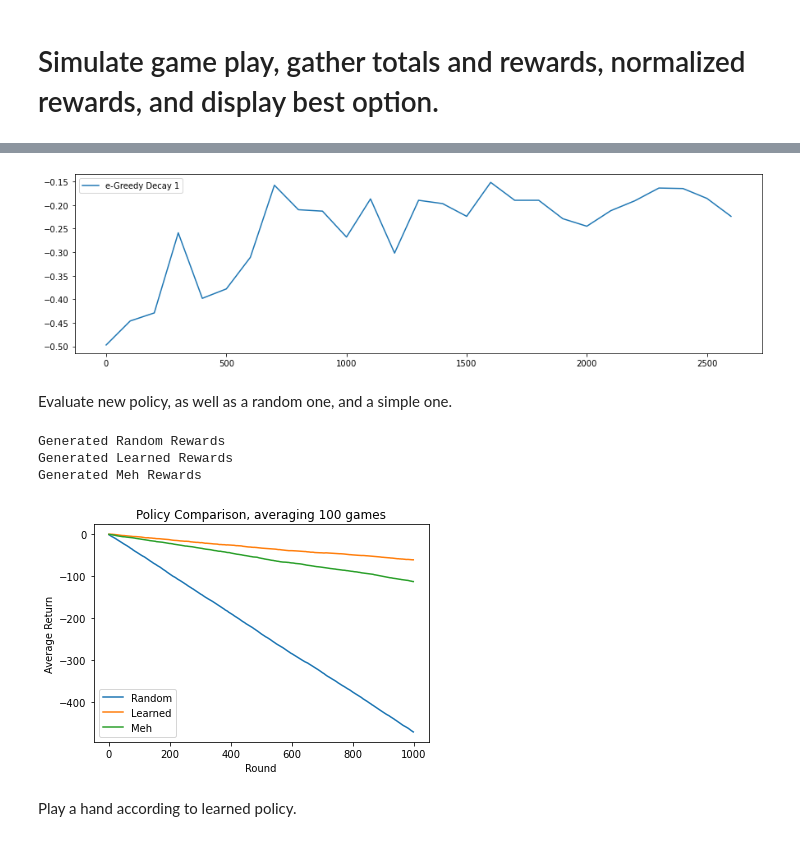
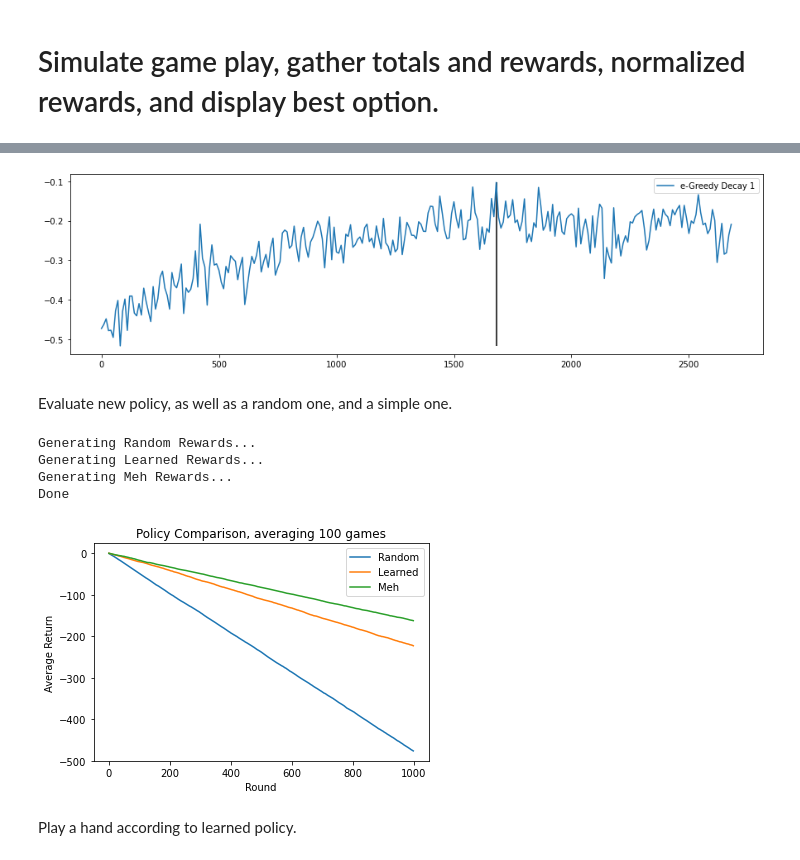
Before and after one commit to petersim1/Blackjack_RL, a Jupyter notebook: Blackjack.ipynb, the cells around one changed output, grey strips where cells are left out. Drawn from its saved outputs; the diff is of its cells as text; code cells hidden in the pictures.

Commit message:
feat: Updated q-learning to differentiate between pairs

```diff
--- a/Blackjack.ipynb
+++ b/Blackjack.ipynb
@@ -161,12 +335,10 @@ Can I learn an optimal policy using Monte Carlo methods?
 # %%
-Q = [
-    {
-        'name':'e-Greedy Decay 1',
-        'epsilon_decay':.000001,
-        'min_epsilon':.1,
-        'evaluation':[]
-    }
-]
+Q = {
+    'name':'e-Greedy Decay 1',
+    'epsilon_decay':.001,
+    'min_epsilon':.1,
+    'evaluation':[]
+}
 
 nEpisodes = int(5e6)
 nPlayers = 1
@@ -176,11 +348,11 @@ nDecks = 6
 ratioPenetrate = 4/6
 wagers = [1]*nPlayers
 
-nRoundsEvaluate = 500
+nRoundsEvaluate = 1000
 
 moves = ['stay','hit','split','double','surrender']
 
 earlyStop = True
-e = 10 # early stopping criterion
-every = 100 # interval to evaluate policy
+e = 100 # early stopping criterion
+every = 10 # interval to evaluate policy
 # %%
@@ -241,12 +413,12 @@ Early Stopping at Round 2600.
 # %%
 plt.figure(figsize=(15,4))
-for q in Q :
-    plt.plot(np.arange(0,len(q['evaluation']))*every,q['evaluation'],label=q['name'])
+plt.plot(np.arange(0,len(Q['evaluation']))*every,Q['evaluation'],label=Q['name'])
+plt.vlines(x=np.argmax(Q['evaluation'])*every,ymin=min(Q['evaluation']),ymax=max(Q['evaluation']),color='k')
 
 plt.legend()
 plt.show()
 # %% [output]
-[figure, old version]
+[figure, new version]
 # %%
 #np.save('Q',Q[0]['Q'])
 Qlearned = np.load('Q.npy',allow_pickle=True).item()
@@ -255,36 +427,36 @@ Evaluate new policy, as well as a random one, and a simple one.
 # %%
 nRoundsEvaluate = 1000
 
-randQ = initQ(['stay','hit','split','double','insurance','surrender'])
+print('Generating Random Rewards...')
+randQ = initQ(['stay','hit','split','double','insurance','surrender'],allCards)
 blackjack = Game(Player,shrinkDeck=True,nDecks=nDecks,ratioPenetrate=ratioPenetrate,verbose=False)
 randomRewards = np.mean([np.cumsum(evaluatePolicy(blackjack,randQ,wagers,nRoundsEvaluate)[0]) for _ in range(100)],axis=0)
-print('Generated Random Rewards')
+
+print('Generating Learned Rewards...')
 blackjack = Game(Player,shrinkDeck=True,nDecks=nDecks,ratioPenetrate=ratioPenetrate,verbose=False)
-try : # is Qlearned has been defined, as read in from file.
+try : # if Qlearned has been defined, read in from file, else use the Q dict trained in this notebook.
     learnedRewards = np.mean([np.cumsum(evaluatePolicy(blackjack,Qlearned,wagers,nRoundsEvaluate)[0]) for _ in range(100)],axis=0)
 except :
-    learnedRewards = np.mean([np.cumsum(evaluatePolicy(blackjack,Q[0]['Q'],wagers,nRoundsEvaluate)[0]) for _ in range(100)],axis=0)
-print('Generated Learned Rewards')
+    learnedRewards = np.mean([np.cumsum(evaluatePolicy(blackjack,bestQ,wagers,nRoundsEvaluate)[0]) for _ in range(100)],axis=0)
 
-somewhatSmartQ = {}
-moves = ['stay','hit','double']
-for p in range(4,22) :
-    for h in range(2,12) :
-        if (21 > p > 11)   :
-            for a in [True,False] :
-                if p < 17 :
-                    somewhatSmartQ[(p,h,a)] = {'stay':0,'hit':1,'double':0}
-                else :
-                    somewhatSmartQ[(p,h,a)] = {'stay':1,'hit':0,'double':0}
+print('Generating Meh Rewards...')
+somewhatSmartQ = initQ(['stay','hit','split','double','insurance','surrender'],allCards)
+for split,s_pairs in somewhatSmartQ.items() :
+    for s,vals in s_pairs.items() :
+        p,h,a = s
+        if split=='canSplit' :
+            if p == 'A' :
+                p = 12
+            else :
+                p = p*2
+        if p > 17 :
+            vals['stay'] = 1
         else :
-            if p < 17 :
-                somewhatSmartQ[(p,h,False)] = {'stay':0,'hit':1,'double':0}
-            else :
-                somewhatSmartQ[(p,h,False)] = {'stay':1,'hit':0,'double':0}
+            vals['hit'] = 1
 
 blackjack = Game(Player,shrinkDeck=True,nDecks=nDecks,ratioPenetrate=ratioPenetrate,verbose=False)
 mehRewards = np.mean([np.cumsum(evaluatePolicy(blackjack,somewhatSmartQ,wagers,nRoundsEvaluate)[0]) for _ in range(100)],axis=0)
-print('Generated Meh Rewards')
+print('Done')
 
 plt.title('Policy Comparison, averaging 100 games')
 plt.plot(randomRewards,label='Random')
@@ -295,10 +467,11 @@ plt.ylabel('Average Return')
 plt.legend()
 plt.show()
 # %% [output]
-Generated Random Rewards
-Generated Learned Rewards
-Generated Meh Rewards
+Generating Random Rewards...
+Generating Learned Rewards...
+Generating Meh Rewards...
+Done
-[figure, old version]
+[figure, new version]
 # %% [markdown]
 Play a hand according to learned policy.
 # %%
```
Also changed, not shown: parts of 2 cells of this notebook, 3 other files.
